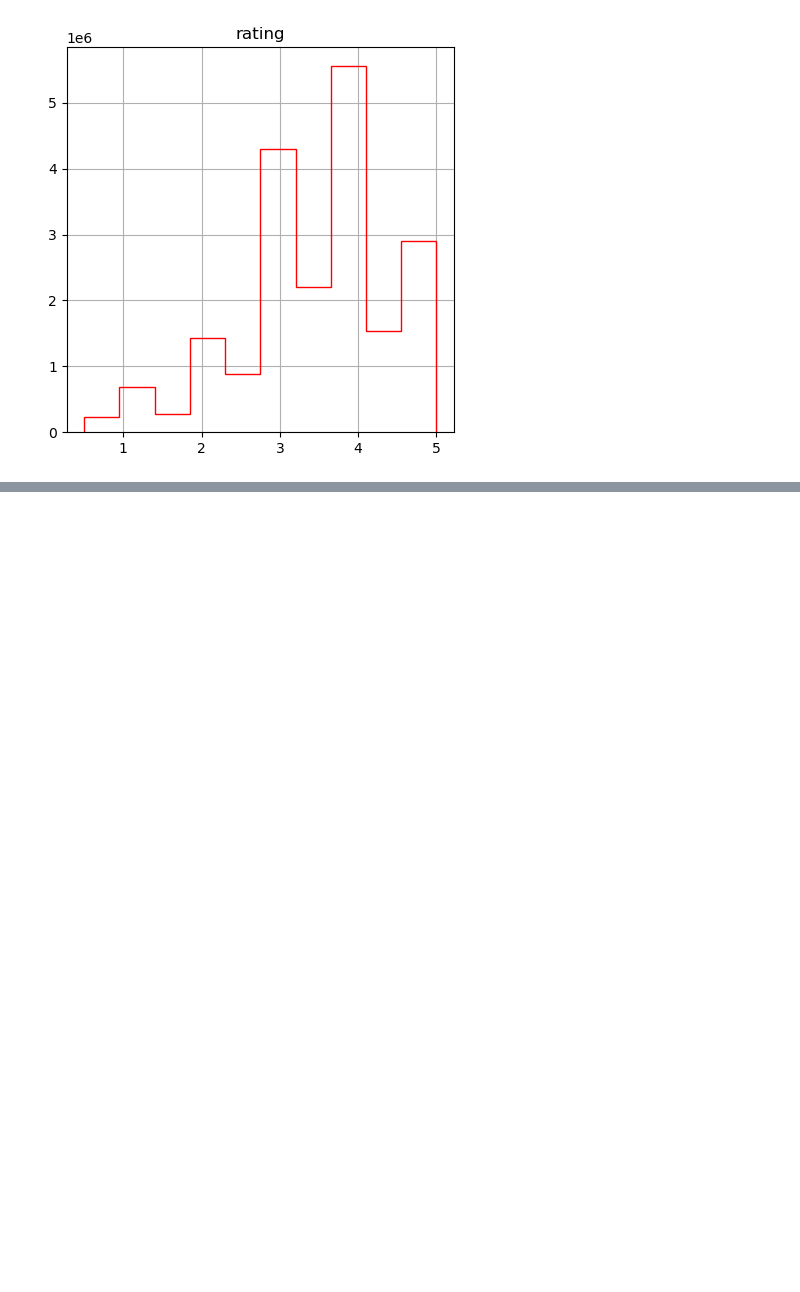
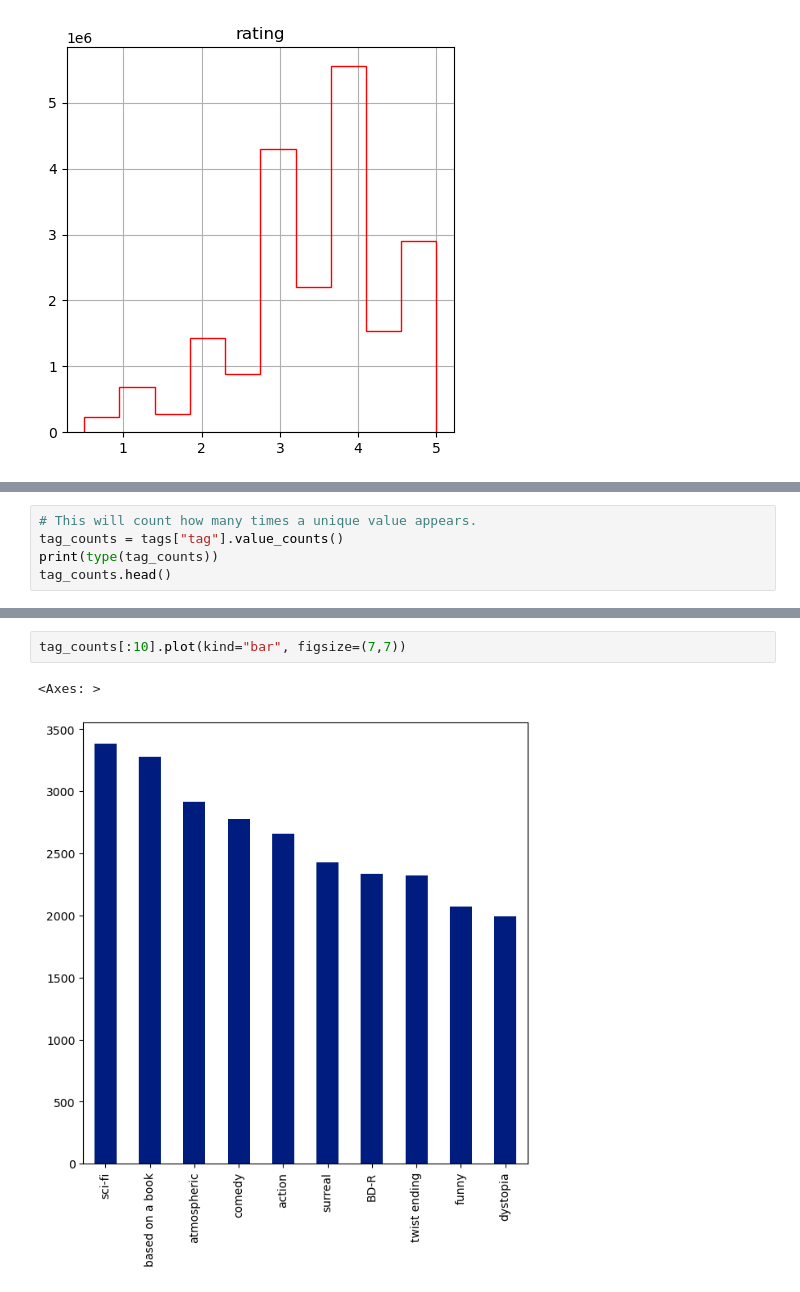
Before and after one commit to AnSardG/Machine_Learning_2022, a Jupyter notebook: Jupyter Exercises/Pandas/movielens.ipynb, the cells around one changed output, grey strips where cells are left out. Saved outputs shown, nothing was run; the diff lists cells and outputs as text; blank space fills up the shorter version.

Commit message:
Finish selecting columns and graphs

```diff
--- a/Jupyter Exercises/Pandas/movielens.ipynb
+++ b/Jupyter Exercises/Pandas/movielens.ipynb
@@ -393,0 +421,5 @@ movies[ ["title", "genres"]].head()
+# %%
+# This will count how many times a unique value appears.
+tag_counts = tags["tag"].value_counts()
+print(type(tag_counts))
+tag_counts.head()
@@ -393,0 +470,5 @@ movies[ ["title", "genres"]].head()
+# %%
+tag_counts[:10].plot(kind="bar", figsize=(7,7))
+# %% [output]
+<Axes: >
+[figure, added]
```
Also changed, not shown: parts of 14 cells of this notebook.
